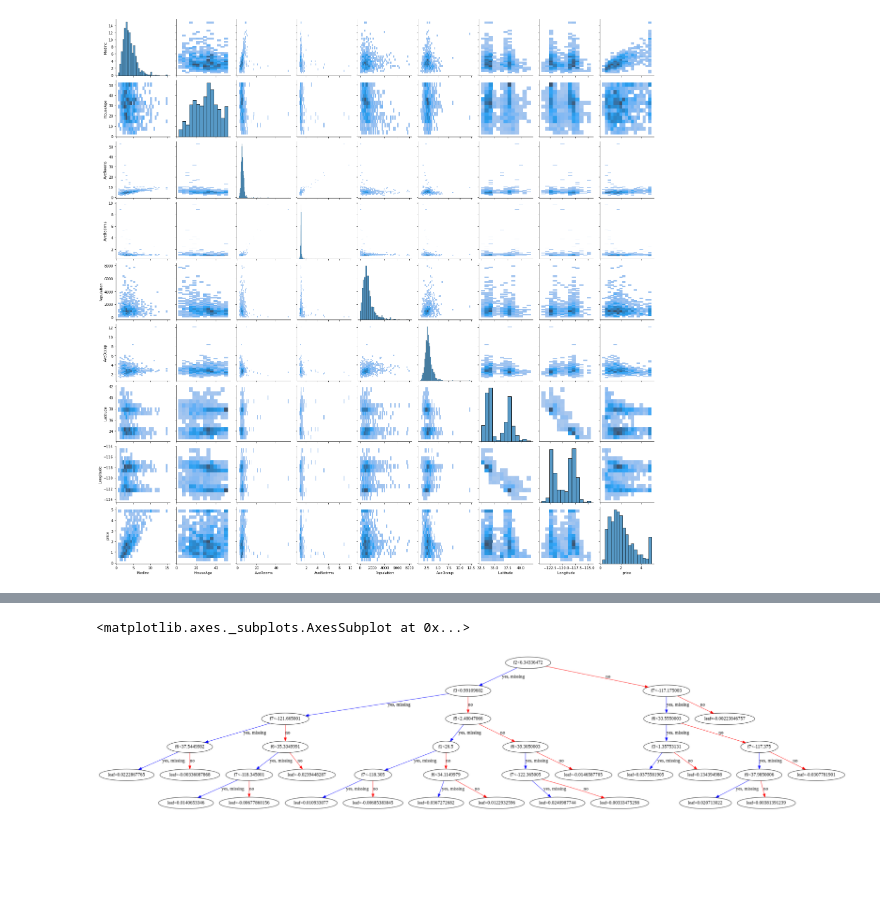
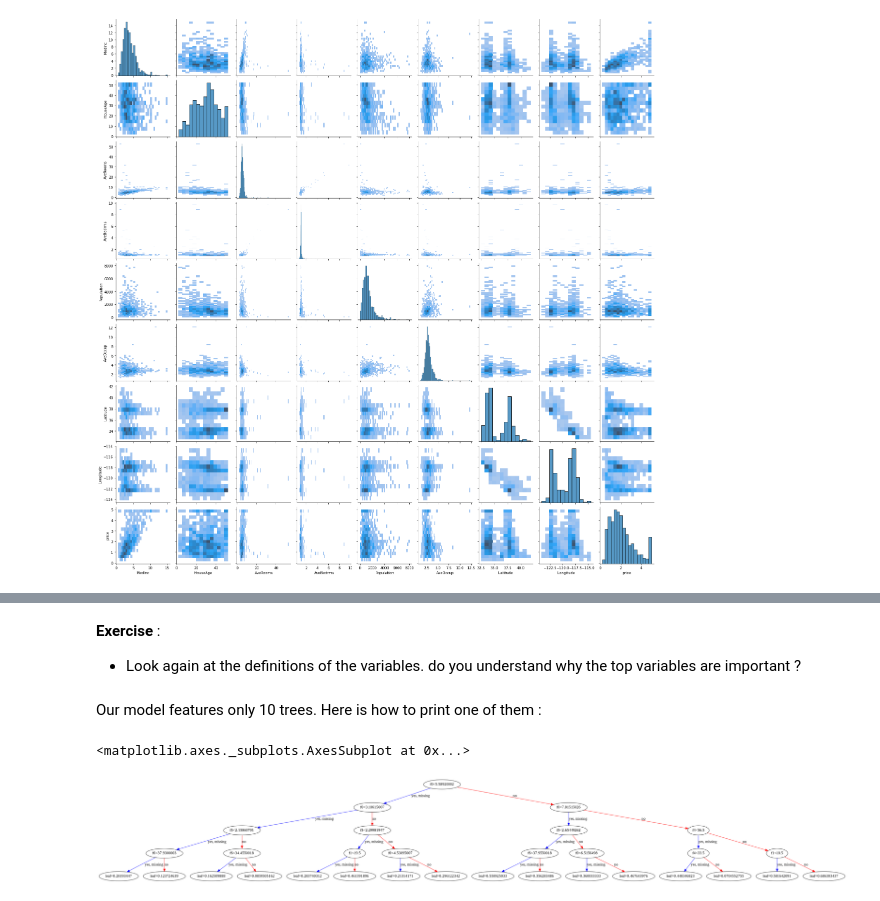
Before and after one commit to cbernet/introduction_machine_learning, a Jupyter notebook: notebooks/supervised_learning/xgboost_housing.ipynb, the cells around one changed output, grey strips where cells are left out. Saved outputs shown, nothing was run; the diff lists cells and outputs as text; code cells hidden in the pictures; blank space fills up the shorter version.

```diff
--- a/notebooks/supervised_learning/xgboost_housing.ipynb
+++ b/notebooks/supervised_learning/xgboost_housing.ipynb
@@ -141,0 +147,10 @@ bst = XGBRegressor(**param)
+# %%
+from xgboost import XGBRegressor
+param = {'max_depth':4,
+         'gamma':0,
+         'learning_rate':0.2,
+         'n_jobs':1,
+         'objective':'reg:squarederror',
+         'n_estimators':10}
+
+bst = XGBRegressor(**param)
@@ -166,7 +198,13 @@ xgb.plot_importance(bst)
+# %% [markdown]
+**Exercise** :
+
+* Look again at the definitions of the variables. do you understand why the top variables are important ?
+# %% [markdown]
+Our model features only 10 trees. Here is how to print one of them :
 # %%
 fig = plt.figure(figsize=(50,20))
 ax = fig.add_subplot(111)
-xgb.plot_tree(bst, ax=ax, num_trees=30)
+xgb.plot_tree(bst, ax=ax, num_trees=1)
 # %% [output]
 <matplotlib.axes._subplots.AxesSubplot at 0x...>
-[figure, old version]
+[figure, new version]
```
Also changed, not shown: parts of 20 cells of this notebook.
